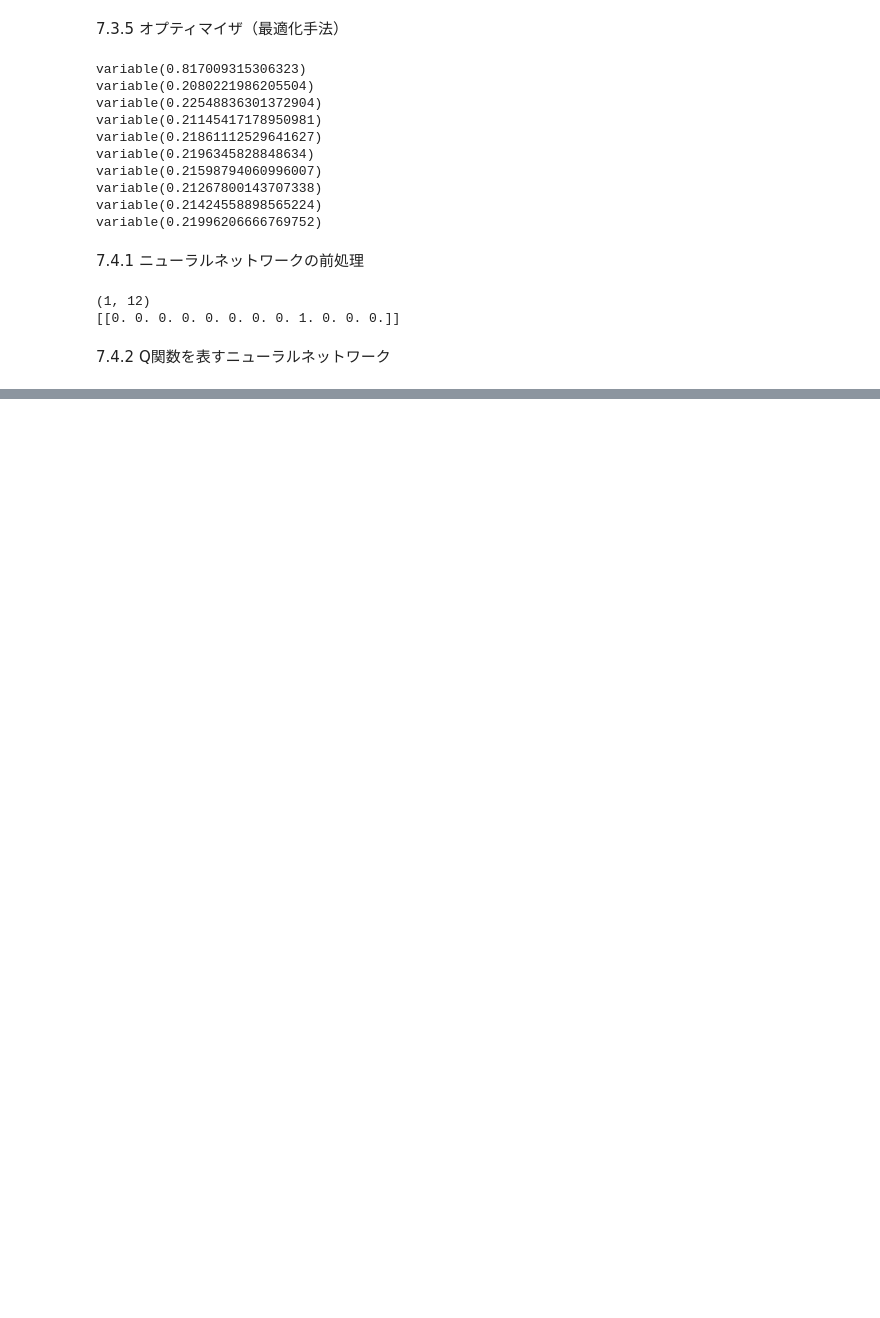
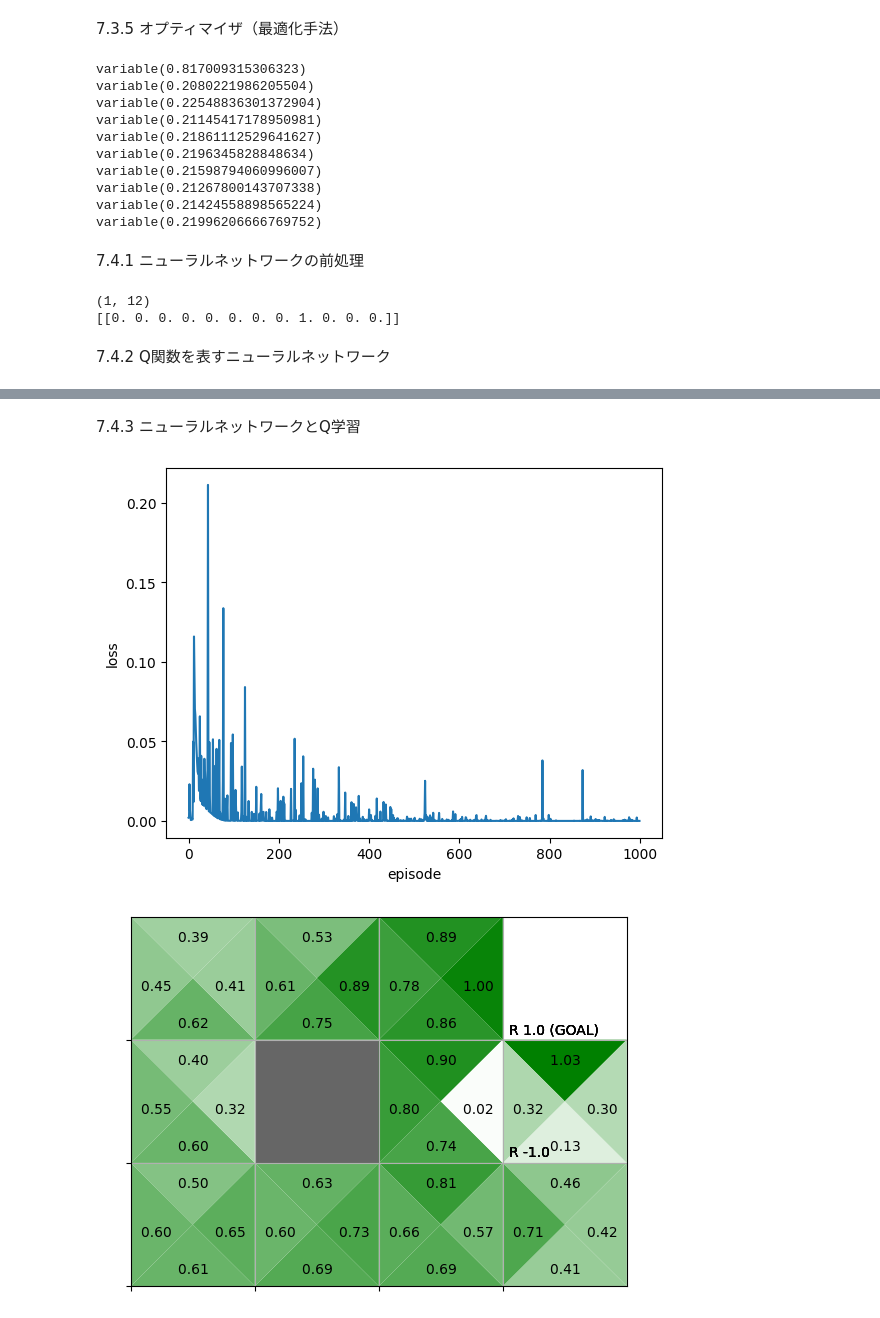
Before and after one commit to jiwon7787/MyDeepLearning, a Jupyter notebook: DL4/5_Neural Network and Q learning.ipynb, the cells around one changed output, grey strips where cells are left out. Drawn from its saved outputs; the diff is of its cells as text; code cells hidden in the pictures; blank space fills up the shorter version.

```diff
--- a/DL4/5_Neural Network and Q learning.ipynb
+++ b/DL4/5_Neural Network and Q learning.ipynb
@@ -435,0 +461,2 @@ print(qs.data)
+# %% [markdown]
+7.4.3 ニューラルネットワークとQ学習
@@ -435,0 +501,45 @@ print(qs.data)
+# %%
+from common.gridworld import GridWorld
+from dezero import optimizers
+import matplotlib.pyplot as plt
+
+env = GridWorld()
+agent = QLearningAgent()
+
+episodes = 1000
+loss_history = [] # エピソードごとの平均の損失を格納
+
+for episode in range(episodes):
+    state = env.reset()
+    state = one_hot(state)
+    total_loss, cnt = 0, 0
+    done = False
+
+    while not done:
+        action = agent.get_action(state)
+        next_state, reward, done = env.step(action)
+        next_state = one_hot(next_state)
+
+        loss = agent.update(state, action, reward, next_state, done)
+        total_loss += loss
+        cnt += 1
+        state = next_state
+
+    average_loss = total_loss / cnt
+    loss_history.append(average_loss)
+
+plt.xlabel('episode')
+plt.ylabel('loss')
+plt.plot(range(len(loss_history)), loss_history)
+plt.show()
+
+# visualize
+Q = {}
+for state in env.states():
+    for action in env.action_space:
+        q = agent.qnet(one_hot(state))[:, action]
+        Q[state, action] = float(q.data)
+env.render_q(Q)
+# %% [output]
+[figure, added]
+[figure, added]
```
Also changed, not shown: parts of 10 cells of this notebook.
